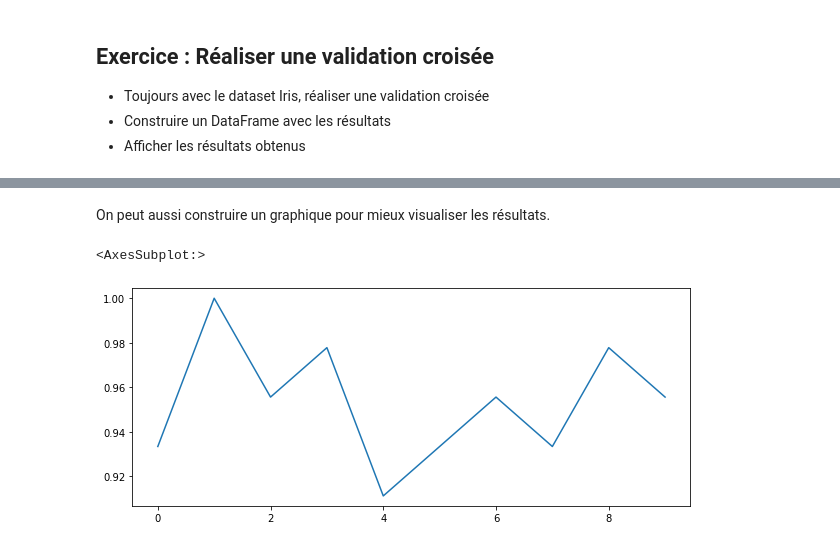
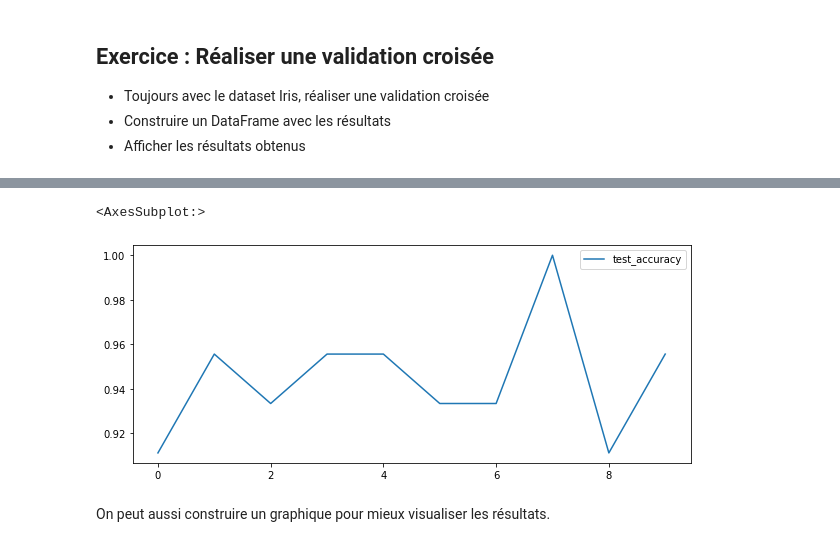
Before and after one commit to mkirschpin/CoursPython, a Jupyter notebook: solutions/Exo4.ipynb, the cells around one changed output, grey strips where cells are left out. Saved outputs shown, nothing was run; the diff lists cells and outputs as text; code cells hidden in the pictures.

```diff
--- a/solutions/Exo4.ipynb
+++ b/solutions/Exo4.ipynb
@@ -371,7 +415,7 @@ scores
+# %%
+dfResults['test_accuracy'].plot(figsize=(10,4), legend=True)
+# %% [output]
+<AxesSubplot:>
+[figure, added]
 # %% [markdown]
 On peut aussi construire un graphique pour mieux visualiser les résultats.
-# %%
-scores['test_score'].plot(figsize=(10,4))
-# %% [output]
-<AxesSubplot:>
-[figure, removed]
```
Also changed, not shown: parts of 19 cells of this notebook.
